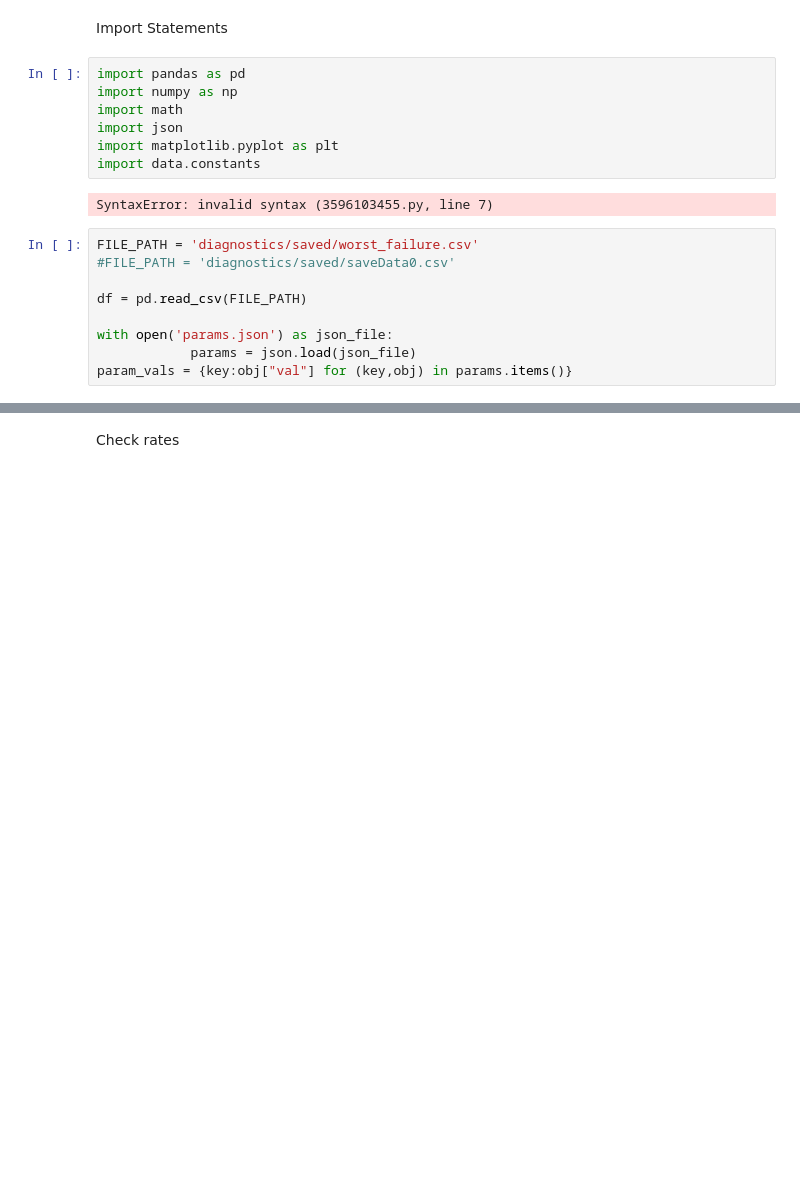
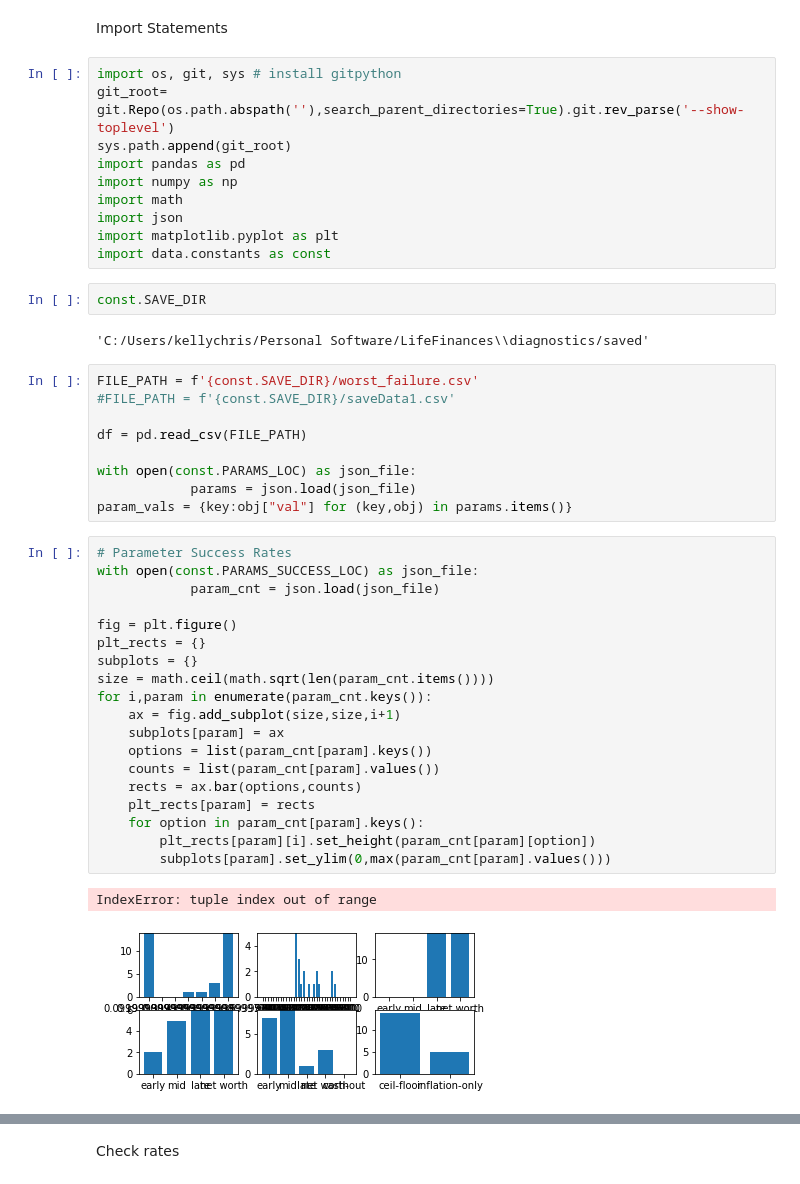
Before and after one commit to chriskelly/LifeFinances, a Jupyter notebook: diagnostics/Diagnostics.ipynb, the cells around one changed output, grey strips where cells are left out. Drawn from its saved outputs; the diff is of its cells as text; blank space fills up the shorter version.

```diff
--- a/diagnostics/Diagnostics.ipynb
+++ b/diagnostics/Diagnostics.ipynb
@@ -1,23 +1,50 @@
 # %% [markdown]
 Import Statements
 # %%
+import os, git, sys # install gitpython
+git_root= git.Repo(os.path.abspath(''),search_parent_directories=True).git.rev_parse('--show-toplevel')
+sys.path.append(git_root)
 import pandas as pd
 import numpy as np
 import math
 import json
 import matplotlib.pyplot as plt
-import data.constants
+import data.constants as const
-# %% [output]
-SyntaxError: invalid syntax (3596103455.py, line 7)
+# %%
+const.SAVE_DIR
+# %% [output]
+'C:/Users/kellychris/Personal Software/LifeFinances\\diagnostics/saved'
 # %%
-FILE_PATH = 'diagnostics/saved/worst_failure.csv'
-#FILE_PATH = 'diagnostics/saved/saveData0.csv'
+FILE_PATH = f'{const.SAVE_DIR}/worst_failure.csv'
+#FILE_PATH = f'{const.SAVE_DIR}/saveData1.csv'
 
 df = pd.read_csv(FILE_PATH)
 
-with open('params.json') as json_file:
+with open(const.PARAMS_LOC) as json_file:
             params = json.load(json_file)
 param_vals = {key:obj["val"] for (key,obj) in params.items()}
+# %%
+# Parameter Success Rates
+with open(const.PARAMS_SUCCESS_LOC) as json_file:
+            param_cnt = json.load(json_file)
+
+fig = plt.figure()
+plt_rects = {}
+subplots = {}
+size = math.ceil(math.sqrt(len(param_cnt.items())))
+for i,param in enumerate(param_cnt.keys()):
+    ax = fig.add_subplot(size,size,i+1)
+    subplots[param] = ax
+    options = list(param_cnt[param].keys())
+    counts = list(param_cnt[param].values())
+    rects = ax.bar(options,counts)
+    plt_rects[param] = rects
+    for option in param_cnt[param].keys():
+        plt_rects[param][i].set_height(param_cnt[param][option])
+        subplots[param].set_ylim(0,max(param_cnt[param].values()))
+# %% [output]
+IndexError: tuple index out of range
+[figure, added]
 # %%
 # Net Worth & returns
 plt.figure(figsize=(14,8), dpi=120)
```
Also changed, not shown: parts of 4 cells of this notebook, 2 other files.
